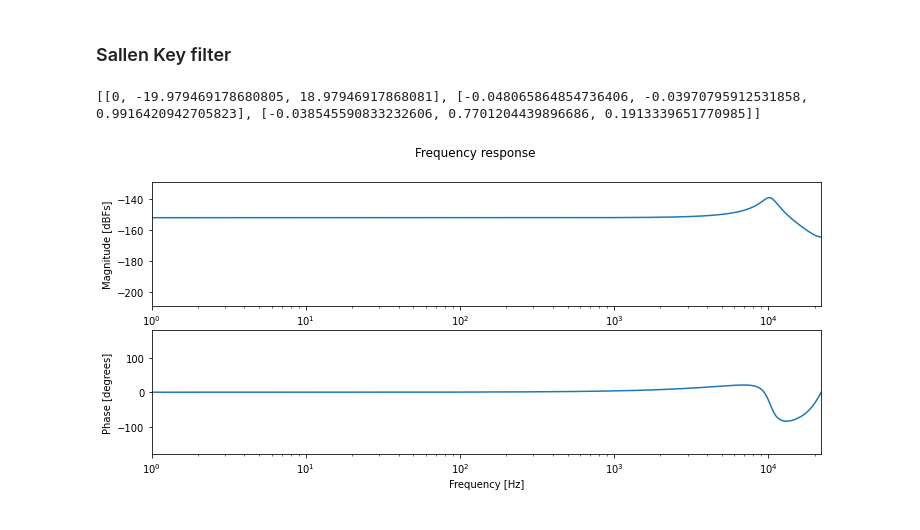
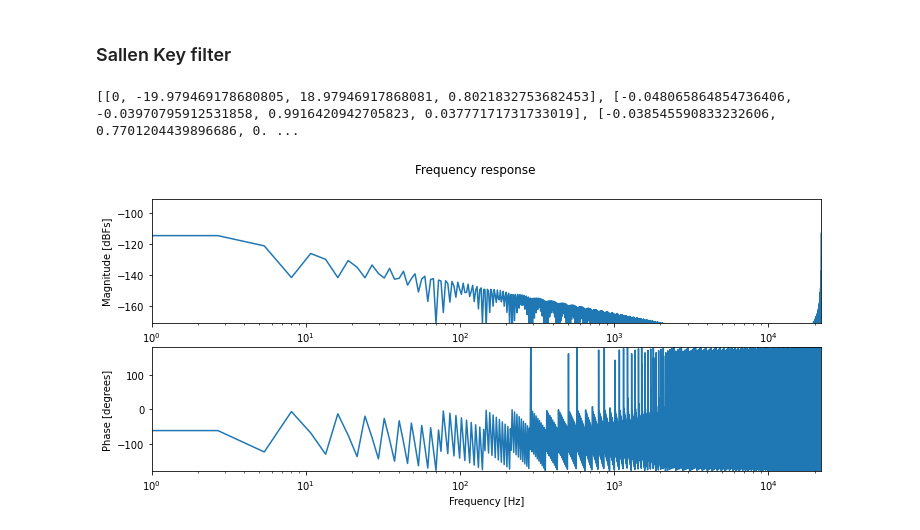
Before and after one commit to gusanthon/diode-clipper-wdf, a Jupyter notebook: juce-based-diode-clipper-wdf-fixed.ipynb, the cells around one changed output. Drawn from its saved outputs; the diff is of its cells as text; code cells hidden in the pictures.

```diff
--- a/juce-based-diode-clipper-wdf-fixed.ipynb
+++ b/juce-based-diode-clipper-wdf-fixed.ipynb
@@ -666,7 +659,7 @@ S1 = series_adaptor(R2, C2)
 P1 = parallel_adaptor(C1, S1)
 S2 = series_adaptor(R1, P1)
 
-Vs = ideal_voltage_source(P1)
+Vs = ideal_voltage_source(S2)
 
 for i in range(len(test_signal)):
   Vs.set_voltage(test_signal[i])
@@ -729,7 +721,7 @@ class R_type_adaptor(baseWDF):
     def __init__(self,ports,impedance_calc,up_port_idx):
         baseWDF.__init__(self)
         self.ports = ports
-        self.n_ports = len(ports)
+        self.n_ports = len(ports) + 1
         self.S_matrix = [[0 for x in range(self.n_ports)] for y in range(self.n_ports)]
         self.impedance_calc = impedance_calc
         self.a_vals = np.zeros(self.n_ports)
@@ -745,23 +737,19 @@ class R_type_adaptor(baseWDF):
         self.a = a
         self.a_vals[self.up_port_idx] = self.a
         self.r_type_scatter()
-        for i in range(self.n_ports):
-            # port_idx = self.get_port_idx(i)
-            self.ports[i].accept_incident_wave(self.b_vals[i])
+        for i in range(len(self.ports)):
+            port_idx = self.get_port_idx(i)
+            self.ports[i].accept_incident_wave(self.b_vals[port_idx])
 
     def propogate_reflected_wave(self):
-        for i in range(self.n_ports):
-            # port_idx = self.get_port_idx(i)
-            self.a_vals[i] = self.ports[i].propogate_reflected_wave()
+        for i in range(len(self.ports)):
+            port_idx = self.get_port_idx(i)
+            self.a_vals[port_idx] = self.ports[i].propogate_reflected_wave()
         self.b = self.b_vals[self.up_port_idx]
         return self.b
 
     def get_port_idx(self,x):
-        # print('x : '+ str(x))
-        # print('up port idx : '+ str(self.up_port_idx))
-        if x <= self.up_port_idx:
-            return x
-        return (x+1)
+        return x if x < self.up_port_idx else x+1
 
     def r_type_scatter(self):
         for i in range(self.n_ports):
@@ -822,7 +810,7 @@ Resc = Resistor(10e3)
 
 # Port D
 Pb_minus = Resistor(Pb * .5)
-Cc = Capacitor(22e-9,fs)
+Cc = Capacitor(220e-9,fs)
 P3 = parallel_adaptor(Pb_minus,Cc)
 Resb = Resistor(1e3)
 S3 = series_adaptor(Resb,P3)
@@ -834,7 +822,7 @@ P2 = parallel_adaptor(Pb_plus,Cb)
 Resa = Resistor(10e3)
 S2 = series_adaptor(Resa,P2)
 
-R_adaptor = R_type_adaptor([S4,P1,Resc,S3,S2],baxdandall_eq_impedance_calc,4)
+R_adaptor = R_type_adaptor([S4,P1,Resc,S3,S2],baxdandall_eq_impedance_calc,5)
 
 # Port F
 Ca = Capacitor(1e-6,fs)
@@ -842,14 +830,14 @@ S1 = series_adaptor(R_adaptor,Ca)
 Vin = ideal_voltage_source(S1)
 
 ## PARAMS
-bass_param = .5
-treble_param = .5
+bass_param =  .9999
+treble_param = .9999
 
 Pb_plus.setResistance(Pb * bass_param)
 Pb_minus.setResistance(Pb * (1- bass_param))
 
 Pt_plus.setResistance(Pt * treble_param)
-Pt_plus.setResistance(Pt * (1 - treble_param))
+Pt_minus.setResistance(Pt * (1 - treble_param))
 
 print(R_adaptor.S_matrix)
 
@@ -862,5 +850,4 @@ for i in range(len(test_signal)):
     output[i] = Rl.wave_to_voltage()
 
 plot_freqz(output,fs)
-plt.plot(output)
 # %% [output]
@@ -894,36 +879,36 @@ C1 = Capacitor(capVal * capRatio,fs)
 
 R2 = Resistor(1e3)
 
 C2 = Capacitor(capVal / capRatio,fs)
 
 R_adaptor = R_type_adaptor([C1,R2,C2],sallen_key_impedance_calc,0)
 
 R1 = Resistor(1e6)
 
 S1 = series_adaptor(R_adaptor,R1)
 
 Vin = ideal_voltage_source(S1)
 
 print(R_adaptor.S_matrix)
 
 # PARAMS
-freq_hz = 100
-qVal = 4
-
+freq_hz = 10000
+qVal = 1
 Rval = 1./ capVal * 2 * np.pi * freq_hz
 Rratio = 0.64174
-
+# Rratio = (capRatio + np.sqrt(capRatio * capRatio - 4 * qVal * qVal)) / (2 * qVal)
+# print(Rratio)
 R1.setResistance(Rval * Rratio)
 R2.setResistance(Rval / Rratio)
 
 for i in range(len(test_signal)):
     Vin.set_voltage(test_signal[i])
     Vin.accept_incident_wave(S1.propogate_reflected_wave())
     S1.accept_incident_wave(Vin.propogate_reflected_wave())
 
     output[i] = Vin.wave_to_voltage() + R1.wave_to_voltage() + C1.wave_to_voltage()
 
 plot_freqz(output,fs)
 # %% [output]
-[[0, -19.979469178680805, 18.97946917868081], [-0.048065864854736406, -0.03970795912531858, 0.9916420942705823], [-0.038545590833232606, 0.7701204439896686, 0.1913339651770985]]
+[[0, -19.979469178680805, 18.97946917868081, 0.8021832753682453], [-0.048065864854736406, -0.03970795912531858, 0.9916420942705823, 0.03777171731733019], [-0.038545590833232606, 0.7701204439896686, 0. ...
-[figure, old version]
+[figure, new version]
```
Also changed, not shown: parts of 6 cells of this notebook.
